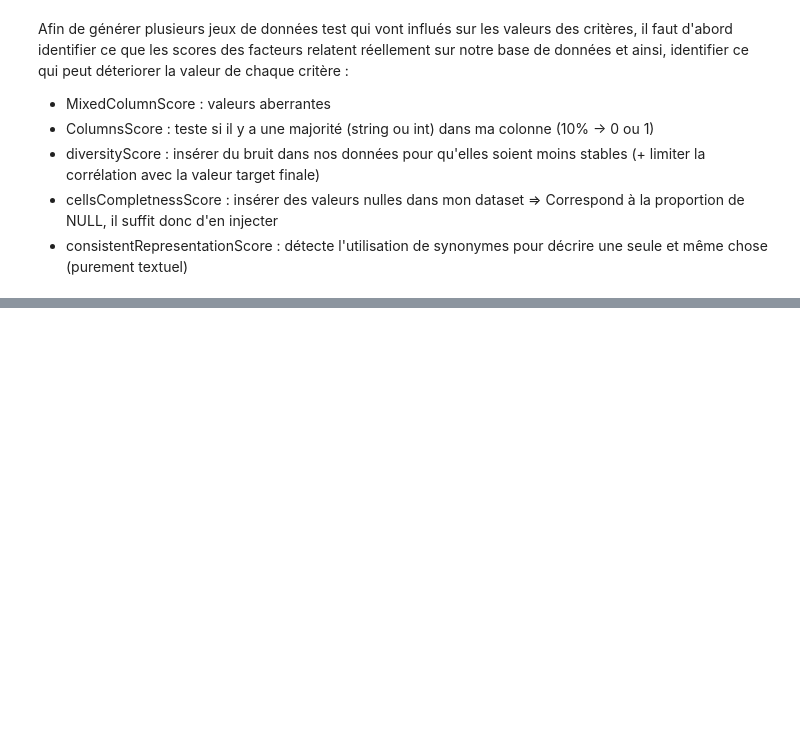
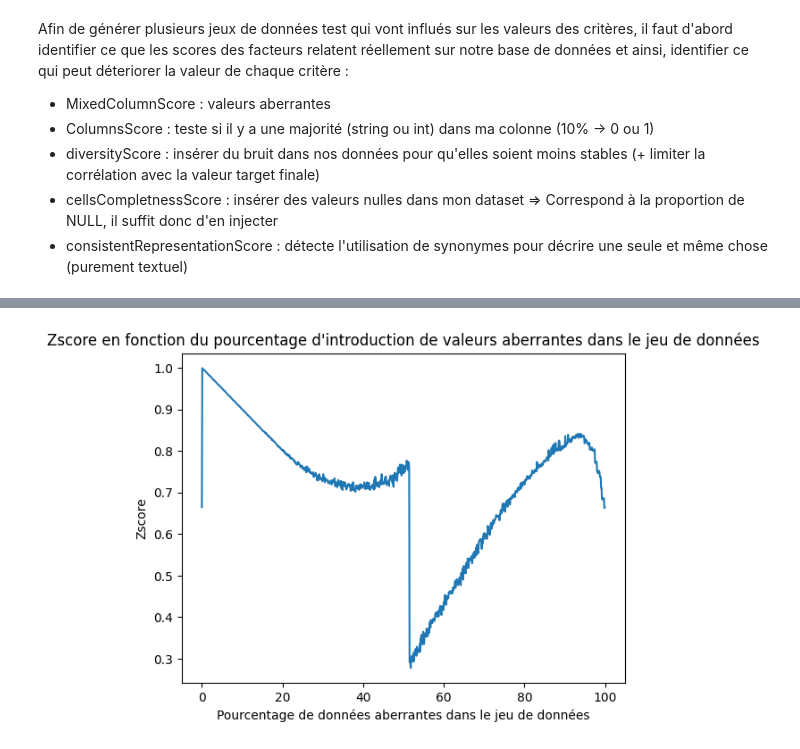
Before and after one commit to mathias-mhlt/SMART, a Jupyter notebook: SmartFinal/gen_criterias_from_dataset.ipynb, the cells around one changed output, grey strips where cells are left out. Saved outputs shown, nothing was run; the diff lists cells and outputs as text; code cells hidden in the pictures; blank space fills up the shorter version.

```diff
--- a/SmartFinal/gen_criterias_from_dataset.ipynb
+++ b/SmartFinal/gen_criterias_from_dataset.ipynb
@@ -111,17 +113,18 @@ nouvelle valeur : 1
 ancienne valeur :  1.0
 nouvelle valeur : 1.0
 # %%
-per=0
-while per<1 :
+per=0.51
+while per<0.6 :
     df_mixed = df.copy()
     for col in df_mixed.select_dtypes(include=[np.number]).columns:
         # Injecter des valeurs aberrantes dans per% des lignes
         indices = df_mixed.sample(frac=per).index
         df_mixed.loc[indices, col] *= np.random.randint(1000, 1000000)
     df_mixed.to_csv(f"{output_dir}/heart_mixed_column_score.csv", index=False)
-    new_value = res(f"{output_dir}/heart_mixed_column_score.csv")
-    if new_value<1 :
-        print(f'pour , {per*100:.0f}, nouvelle valeur : {new_value}')
-    per+=0.005
+    new_value = printresult(f"{output_dir}/heart_mixed_column_score.csv")
+    print(f'pour : {per*100:.1f}% des données, nouvelle valeur : {new_value:.2f}')
+    if new_value<0.4 :
+        print(f'OOUUIIII : pour : {per*100:.2f}%, nouvelle valeur : {new_value:.2f}')
+    per+=0.001
 print ("Exécution terminée")
 # %% [output]
@@ -128 +147,28 @@ print ("Exécution terminée")
 Exécution terminée
+# %%
+import matplotlib.pyplot as plt
+%matplotlib inline
+
+x=[]
+y=[]
+
+per=0.0
+while per<1 :
+    df_mixed = df.copy()
+    for col in df_mixed.select_dtypes(include=[np.number]).columns:
+        # Injecter des valeurs aberrantes dans per% des lignes
+        indices = df_mixed.sample(frac=per).index
+        df_mixed.loc[indices, col] *= np.random.randint(1000, 1000000)
+    df_mixed.to_csv(f"{output_dir}/heart_mixed_column_score.csv", index=False)
+    x.append(per*100)
+    y.append(printresult(f"{output_dir}/heart_mixed_column_score.csv"))
+    per+=0.001
+
+#représentation graphique
+plt.plot(x,y)
+plt.title('Zscore en fonction du pourcentage d\'introduction de valeurs aberrantes dans le jeu de données')
+plt.xlabel('Pourcentage de données aberrantes dans le jeu de données')
+plt.ylabel('Zscore')
+plt.show()
+# %% [output]
+[figure, added]
```
Also changed, not shown: parts of 30 cells of this notebook, 7 other files.
